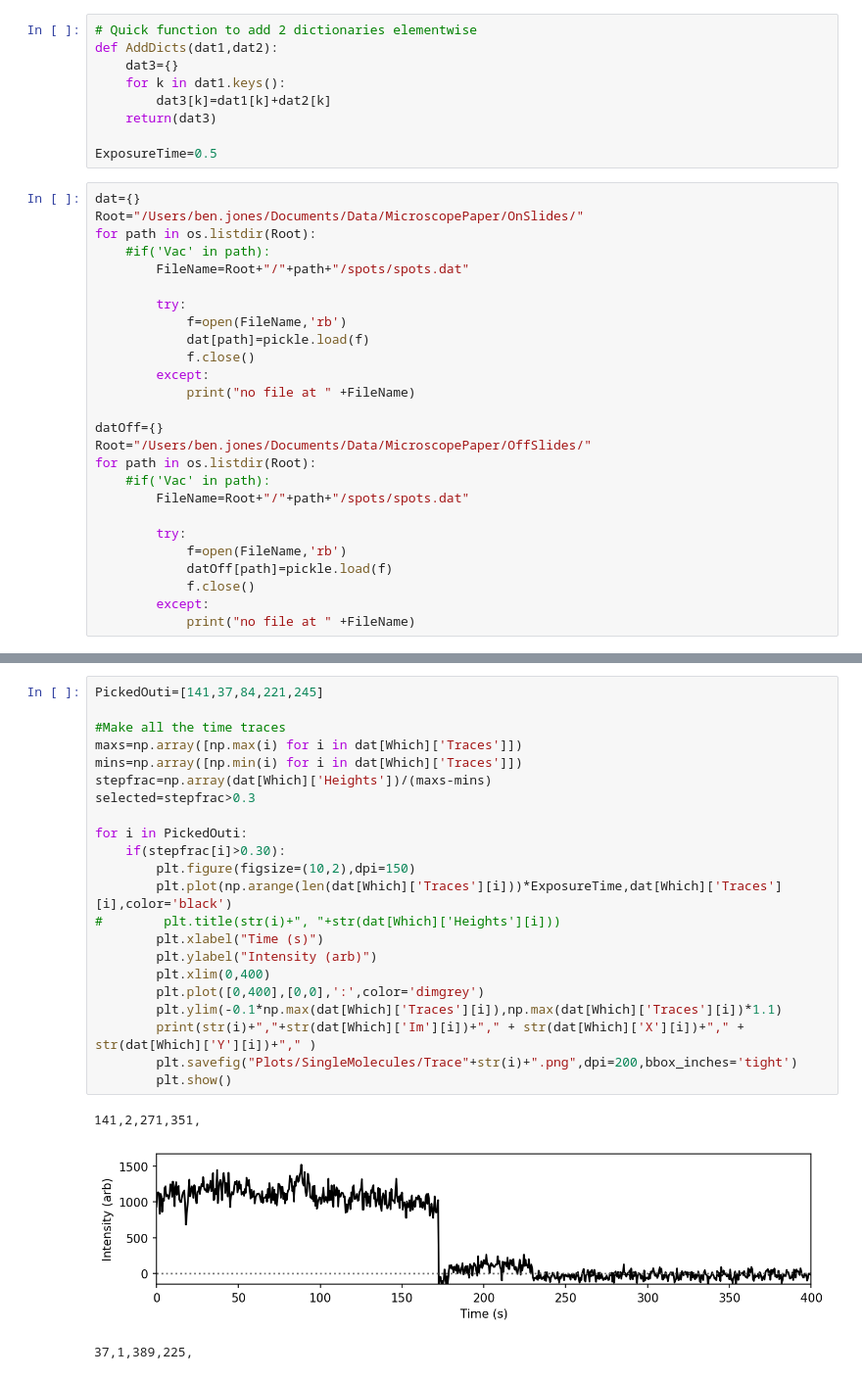
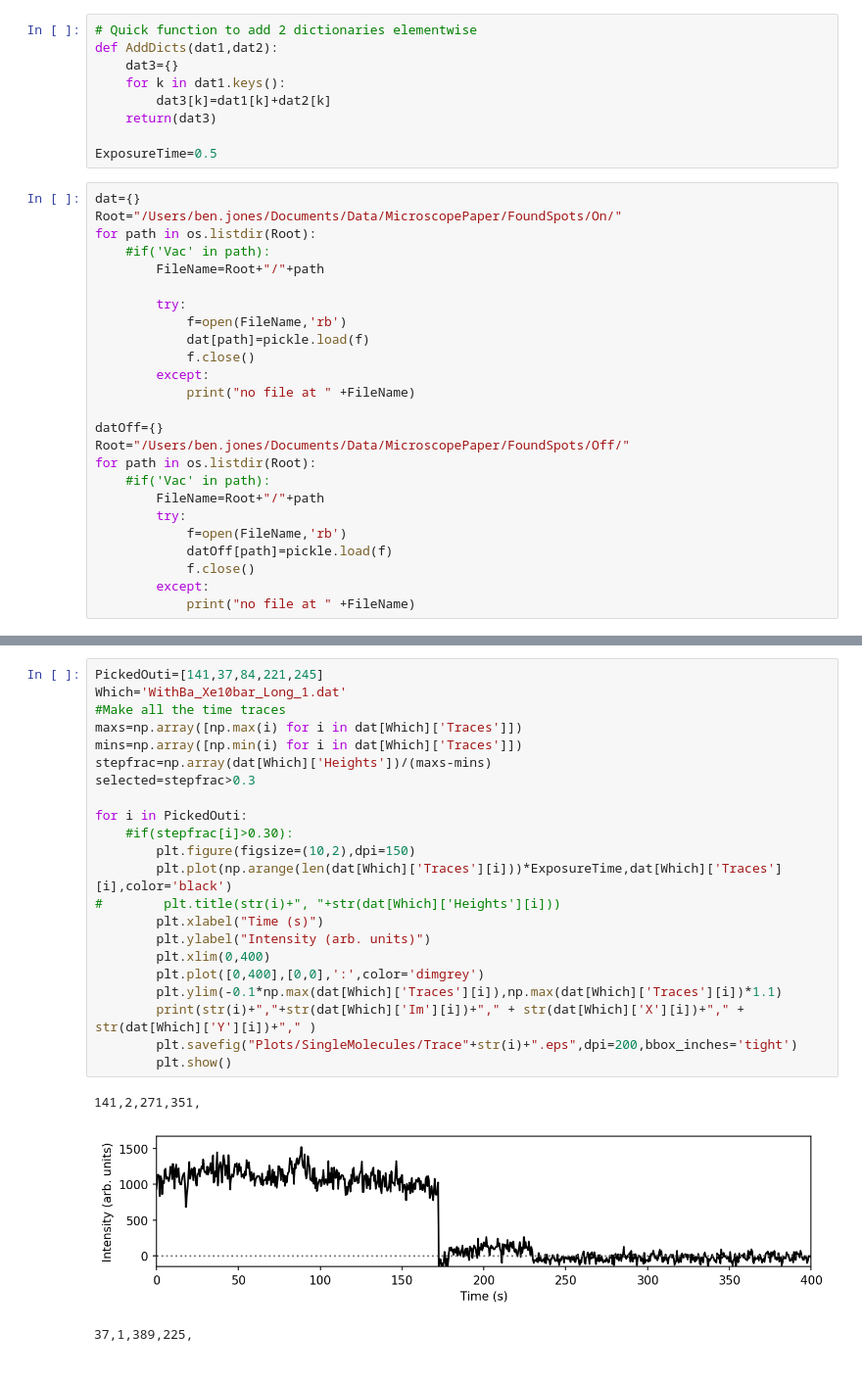
Before and after one commit to UTA-NURES/MicroscopePaperPlots, a Jupyter notebook: AnalyzeSpotDicts.ipynb, the cells around one changed output, grey strips where cells are left out. Shown at 98% size. Cells and saved outputs as stored; diff of their text form.

```diff
--- a/AnalyzeSpotDicts.ipynb
+++ b/AnalyzeSpotDicts.ipynb
@@ -16,10 +16,10 @@ def AddDicts(dat1,dat2):
 ExposureTime=0.5
 # %%
 dat={}
-Root="/Users/ben.jones/Documents/Data/MicroscopePaper/OnSlides/"
+Root="/Users/ben.jones/Documents/Data/MicroscopePaper/FoundSpots/On/"
 for path in os.listdir(Root):
     #if('Vac' in path):
-        FileName=Root+"/"+path+"/spots/spots.dat"
+        FileName=Root+"/"+path
 
         try:
             f=open(FileName,'rb')
@@ -29,11 +29,10 @@ for path in os.listdir(Root):
             print("no file at " +FileName)
 
 datOff={}
-Root="/Users/ben.jones/Documents/Data/MicroscopePaper/OffSlides/"
+Root="/Users/ben.jones/Documents/Data/MicroscopePaper/FoundSpots/Off/"
 for path in os.listdir(Root):
     #if('Vac' in path):
-        FileName=Root+"/"+path+"/spots/spots.dat"
-
+        FileName=Root+"/"+path
         try:
             f=open(FileName,'rb')
             datOff[path]=pickle.load(f)
@@ -186,26 +151,26 @@ Which
 # %%
 PickedOuti=[141,37,84,221,245]
-
+Which='WithBa_Xe10bar_Long_1.dat'
 #Make all the time traces
 maxs=np.array([np.max(i) for i in dat[Which]['Traces']])
 mins=np.array([np.min(i) for i in dat[Which]['Traces']])
 stepfrac=np.array(dat[Which]['Heights'])/(maxs-mins)
 selected=stepfrac>0.3
 
 for i in PickedOuti:
-    if(stepfrac[i]>0.30):
+    #if(stepfrac[i]>0.30):
         plt.figure(figsize=(10,2),dpi=150)
         plt.plot(np.arange(len(dat[Which]['Traces'][i]))*ExposureTime,dat[Which]['Traces'][i],color='black')
 #        plt.title(str(i)+", "+str(dat[Which]['Heights'][i]))
         plt.xlabel("Time (s)")
-        plt.ylabel("Intensity (arb)")
+        plt.ylabel("Intensity (arb. units)")
         plt.xlim(0,400)
         plt.plot([0,400],[0,0],':',color='dimgrey')
         plt.ylim(-0.1*np.max(dat[Which]['Traces'][i]),np.max(dat[Which]['Traces'][i])*1.1)
         print(str(i)+","+str(dat[Which]['Im'][i])+"," + str(dat[Which]['X'][i])+"," + str(dat[Which]['Y'][i])+"," )
-        plt.savefig("Plots/SingleMolecules/Trace"+str(i)+".png",dpi=200,bbox_inches='tight')
+        plt.savefig("Plots/SingleMolecules/Trace"+str(i)+".eps",dpi=200,bbox_inches='tight')
         plt.show()
 # %% [output]
 141,2,271,351,
-[figure, old version]
+[figure, new version]
 37,1,389,225,
```
Also changed, not shown: parts of 10 cells of this notebook, 16 other files.
